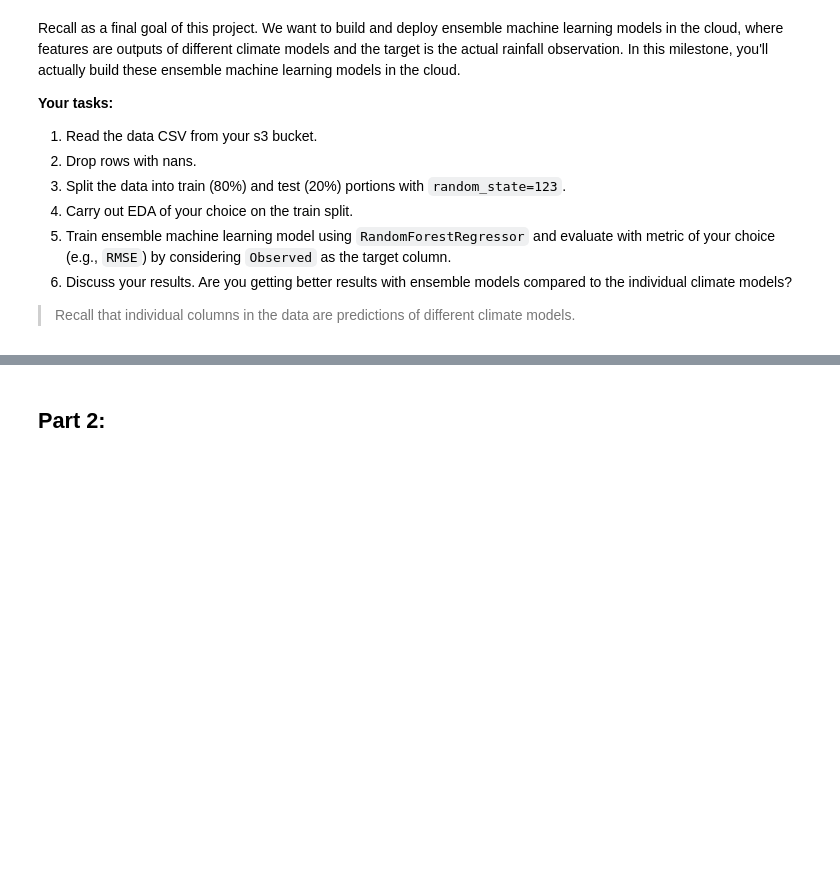
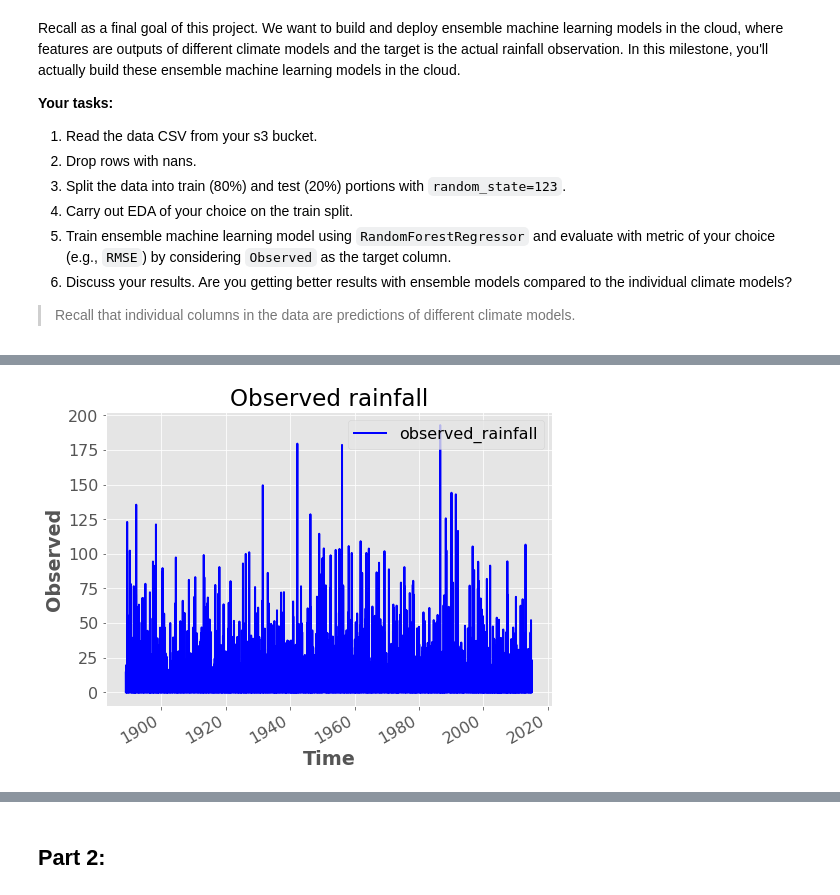
Before and after one commit to UBC-MDS/525_group_5, a Jupyter notebook: notebooks/Milestone3/Milestone3-Task3-jacqueline.ipynb, the cells around one changed output, grey strips where cells are left out. Saved outputs shown, nothing was run; the diff lists cells and outputs as text; code cells hidden in the pictures; blank space fills up the shorter version.

```diff
--- a/notebooks/Milestone3/Milestone3-Task3-jacqueline.ipynb
+++ b/notebooks/Milestone3/Milestone3-Task3-jacqueline.ipynb
@@ -64,0 +138,8 @@ train_df
+# %%
+# Time vs Observed Rainfall
+train_df.plot(y="observed_rainfall", title="Observed rainfall", color="blue", linewidth=2)
+plt.xlabel("Time")
+plt.ylabel("Observed")
+plt.show()
+# %% [output]
+[figure, added]
```
Also changed, not shown: parts of 27 cells of this notebook, 2 other files.
